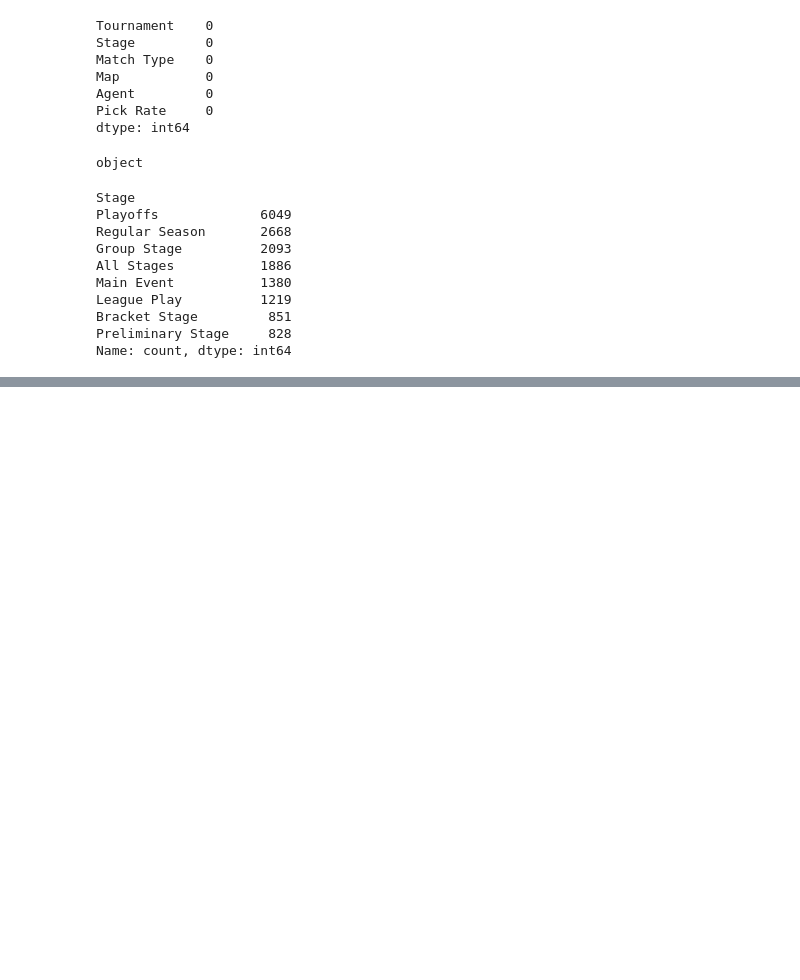
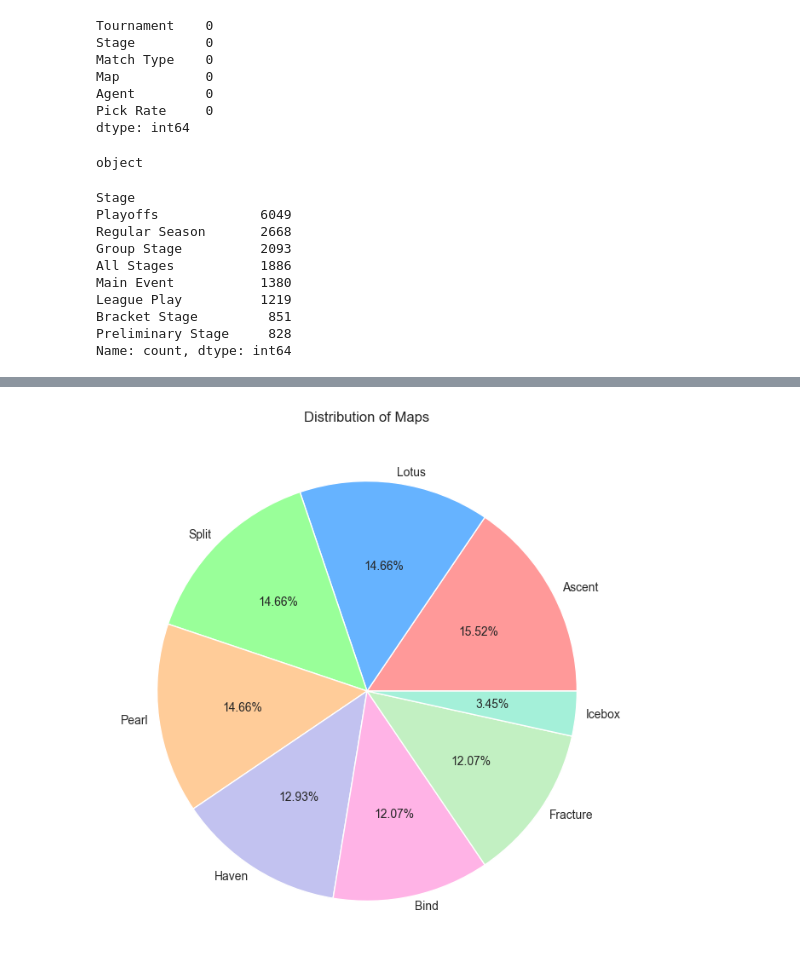
Before and after one commit to SoRaz049/DataAnalysisProjects, a Jupyter notebook: Valorant Tournament Analysis/vct_2023_analysis.ipynb, the cells around one changed output, grey strips where cells are left out. Saved outputs shown, nothing was run; the diff lists cells and outputs as text; code cells hidden in the pictures; blank space fills up the shorter version.

```diff
--- a/Valorant Tournament Analysis/vct_2023_analysis.ipynb
+++ b/Valorant Tournament Analysis/vct_2023_analysis.ipynb
@@ -70,0 +96,2 @@ AttributeError: module 'matplotlib.pyplot' has no attribute 'average_pick_playof
+# %%
+filter = 'Americas'
@@ -70,0 +186,11 @@ AttributeError: module 'matplotlib.pyplot' has no attribute 'average_pick_playof
+# %%
+maps = df_2023['Map'].value_counts()
+plt.figure(figsize=(10, 8))
+sns.set_style("darkgrid")
+eight_color_palette = ["#ff9999", "#66b3ff", "#99ff99", "#ffcc99", "#c2c2f0", "#ffb3e6", "#c2f0c2", "#a4f0d9"]
+
+plt.pie(maps.values, labels=maps.index, autopct='%0.2f%%', labeldistance = 1.05, colors = eight_color_palette)
+plt.title('Distribution of Maps')
+plt.show()
+# %% [output]
+[figure, added]
```
Also changed, not shown: parts of 11 cells of this notebook.
